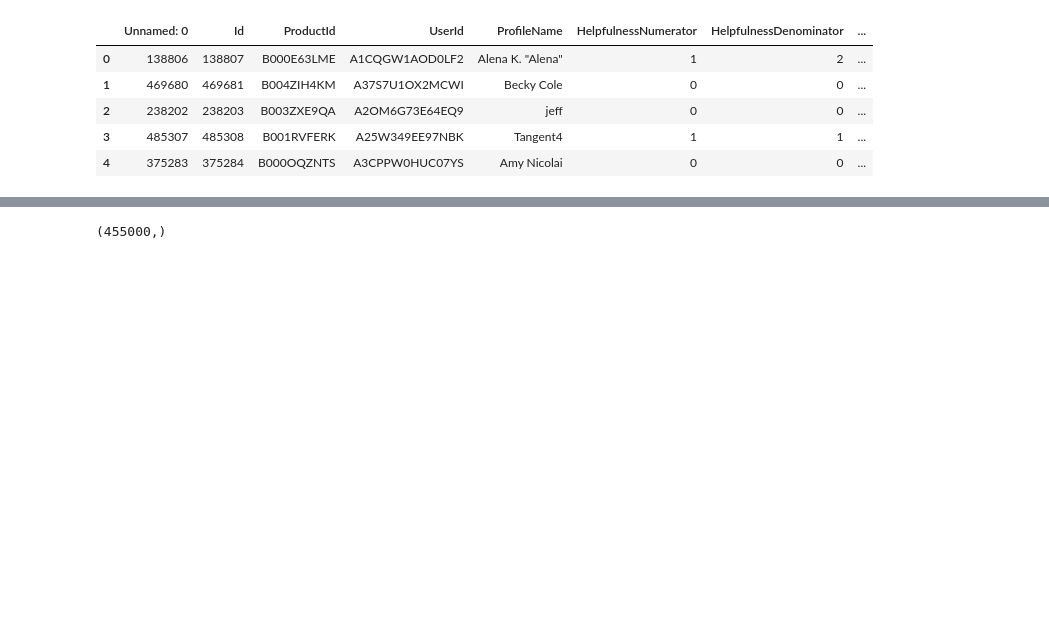
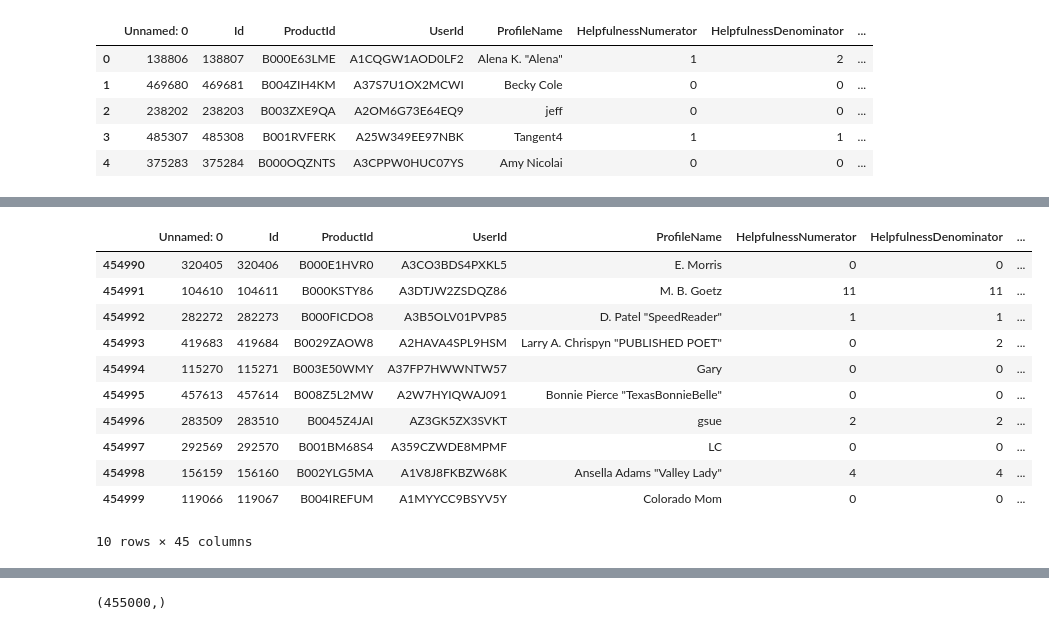
Before and after one commit to compagnb/MachineLearning, a Jupyter notebook: PyNotebooks/MLAssignment1.ipynb, the cells around one changed output, grey strips where cells are left out. Saved outputs shown, nothing was run; the diff lists cells and outputs as text; code cells hidden in the pictures; blank space fills up the shorter version.

```diff
--- a/PyNotebooks/MLAssignment1.ipynb
+++ b/PyNotebooks/MLAssignment1.ipynb
@@ -46,0 +28,66 @@ data.head()
+# %%
+# features from Amazon.csv to add to feature set
+
+# Features pulled from review txt
+data['reviewLen'] = data['Text'].str.len() #captures the amount of strings present in the review (i.e. review length)
+data['hasEP'] = data['Text'].str.contains('!') #captures the presences of an exclaimation point
+
+# 1st Attempt to add punctuation
+data['hasSemi'] = data['Text'].str.contains(';') #captures the presences of a ;
+data['hasColon'] = data['Text'].str.contains(':') #captures the presences of a :
+data['hasAt'] = data['Text'].str.contains('@') #captures the presences of a @
+data['hasDolla'] = data['Text'].str.contains('$') #captures the presences of a $
+data['hasNumb'] = data['Text'].str.contains('#') #captures the presences of a #
+data['hasAnd'] = data['Text'].str.contains('&') #captures the presences of a &
+
+# 2nd Attempt adding punctuation that needs \ before (error the first time)
+data['hasQuestion'] = data['Text'].str.contains('\?') #captures the presences of a ?
+data['hasAsterick'] = data['Text'].str.contains('\*') #captures the presences of a *
+data['hasFparenthesis'] = data['Text'].str.contains('\(') #captures the presences of a (
+data['hasBparenthesis'] = data['Text'].str.contains('\)') #captures the presences of a )
+
+# add counts for punctuation
+data['epCount'] = data['Text'].str.count('!')
+data['semiCount'] = data['Text'].str.count(':')
+data['atCount'] = data['Text'].str.count('@')
+data['dollaCount'] = data['Text'].str.count('$')
+data['numbCount'] = data['Text'].str.count('#')
+data['andCount'] = data['Text'].str.count('&')
+data['questionCount'] = data['Text'].str.count('\?')
+data['asterickCount'] = data['Text'].str.count('\*')
+data['fParenthesisCount'] = data['Text'].str.count('\(')
+data['bParenthesisCount'] = data['Text'].str.count('\)')
+
+# add punctuation count and ratio of punctuation to words -- thank you jon!
+data['punctuationCount'] = data['Text'].str.count('[.,!;:()/\?-@#$&]') #captures total common punctuation count
+data['punctuationToWords'] = data['punctuationCount'] / data['reviewLen'] #captures ratio of punctuation to words
+
+# add certain words
+
+# features related to profile name
+data['nameLen'] = data['ProfileName'].str.len()
+data['nameNum'] = data['ProfileName'].str.contains('\d')
+data['nameNumCount'] = data['ProfileName'].str.count('\d')
+data['nameQUOTE'] = data['ProfileName'].str.contains('"')
+data['nameSPACE'] = data['ProfileName'].str.contains(' ')
+
+# finding repeating names
+data['repeatUser'] = data.duplicated('ProfileName')
+data['repeatSum'] = data.duplicated('Summary')
+data['repeatText'] = data.duplicated('Text')
+
+#
+data.tail(10)
+# %% [output]
+|  | Unnamed: 0 | Id | ProductId | UserId | ProfileName | HelpfulnessNumerator | HelpfulnessDenominator | ... |
+| 454990 | 320405 | 320406 | B000E1HVR0 | A3CO3BDS4PXKL5 | E. Morris | 0 | 0 | ... |
+| 454991 | 104610 | 104611 | B000KSTY86 | A3DTJW2ZSDQZ86 | M. B. Goetz | 11 | 11 | ... |
+| 454992 | 282272 | 282273 | B000FICDO8 | A3B5OLV01PVP85 | D. Patel "SpeedReader" | 1 | 1 | ... |
+| 454993 | 419683 | 419684 | B0029ZAOW8 | A2HAVA4SPL9HSM | Larry A. Chrispyn "PUBLISHED POET" | 0 | 2 | ... |
+| 454994 | 115270 | 115271 | B003E50WMY | A37FP7HWWNTW57 | Gary | 0 | 0 | ... |
+| 454995 | 457613 | 457614 | B008Z5L2MW | A2W7HYIQWAJ091 | Bonnie Pierce "TexasBonnieBelle" | 0 | 0 | ... |
+| 454996 | 283509 | 283510 | B0045Z4JAI | AZ3GK5ZX3SVKT | gsue | 2 | 2 | ... |
+| 454997 | 292569 | 292570 | B001BM68S4 | A359CZWDE8MPMF | LC | 0 | 0 | ... |
+| 454998 | 156159 | 156160 | B002YLG5MA | A1V8J8FKBZW68K | Ansella Adams "Valley Lady" | 4 | 4 | ... |
+| 454999 | 119066 | 119067 | B004IREFUM | A1MYYCC9BSYV5Y | Colorado Mom | 0 | 0 | ... |
+10 rows × 45 columns
```
Also changed, not shown: parts of 15 cells of this notebook, 1 other file.
